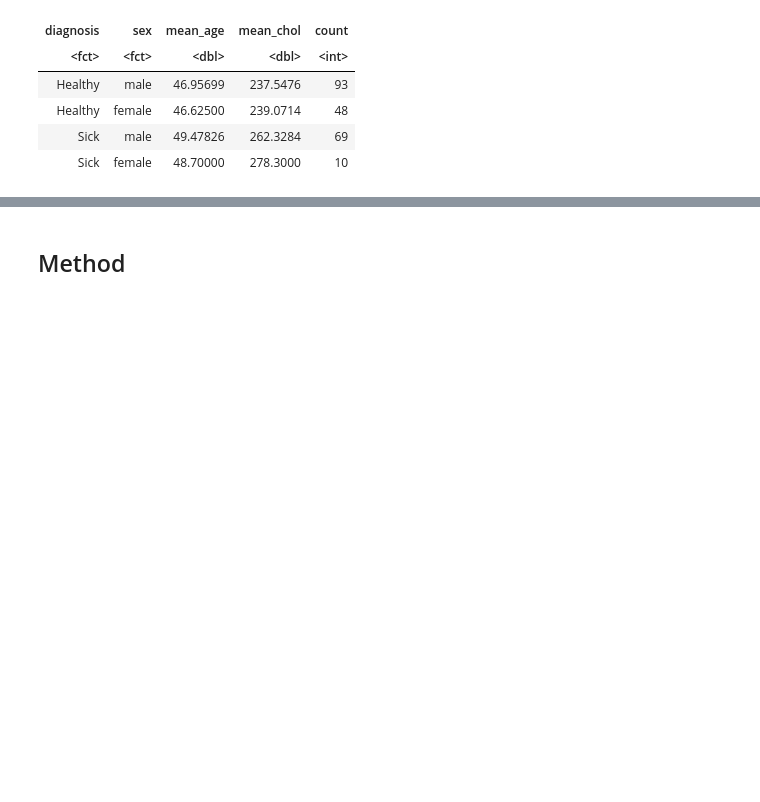
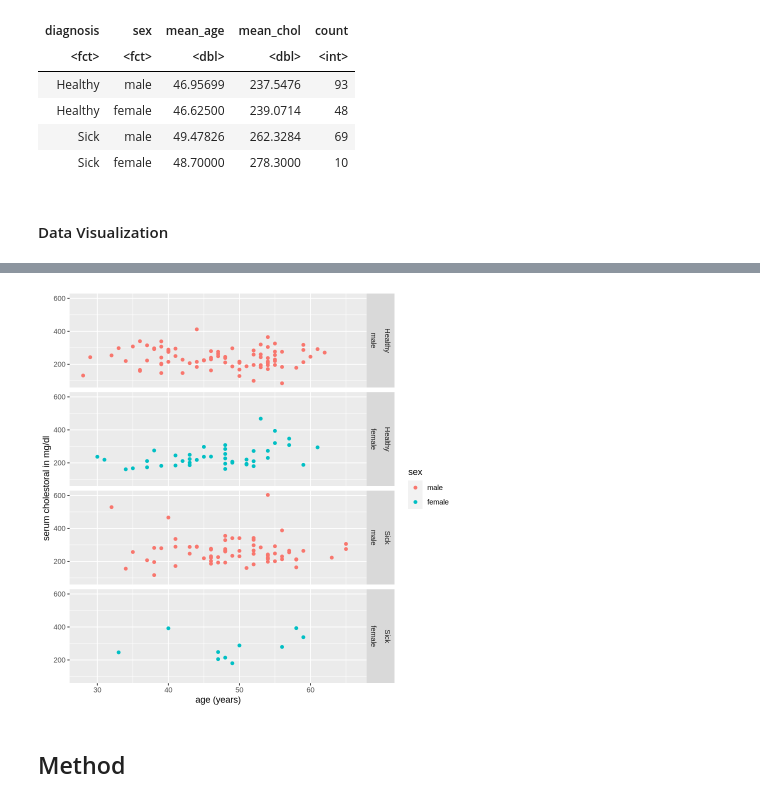
Before and after one commit to ANGUO17/dsci-100-2023w2-group-06, a Jupyter notebook: Group Proposal.ipynb, the cells around one changed output, grey strips where cells are left out. Drawn from its saved outputs; the diff is of its cells as text; code cells hidden in the pictures; blank space fills up the shorter version.

Commit message:
Added data visualization
We plotted plots of age vs chloestral based on sex and whether they are healthy or not

```diff
--- a/Group Proposal.ipynb
+++ b/Group Proposal.ipynb
@@ -198,3 +180,10 @@ A grouped_df: 4 × 5
 | Healthy | female | 46.62500 | 239.0714 | 48 |
 | Sick | male | 49.47826 | 262.3284 | 69 |
 | Sick | female | 48.70000 | 278.3000 | 10 |
+# %% [markdown]
+#### Data Visualization
+# %%
+plot_age_vs_chol <- data_training|> ggplot(aes(x = age, y = chol, color = sex)) +
+    geom_point() + facet_grid(rows = vars(diagnosis, sex)) + labs(x = "age (years)", y = "serum cholestoral in mg/dl", color = "sex")
+plot_age_vs_chol
+# %% [output]
@@ -201,3 +192,4 @@ A grouped_df: 4 × 5
+[figure, added]
 # %% [markdown]
 ## Method
 # %% [markdown]
```
Also changed, not shown: parts of 3 cells of this notebook.
